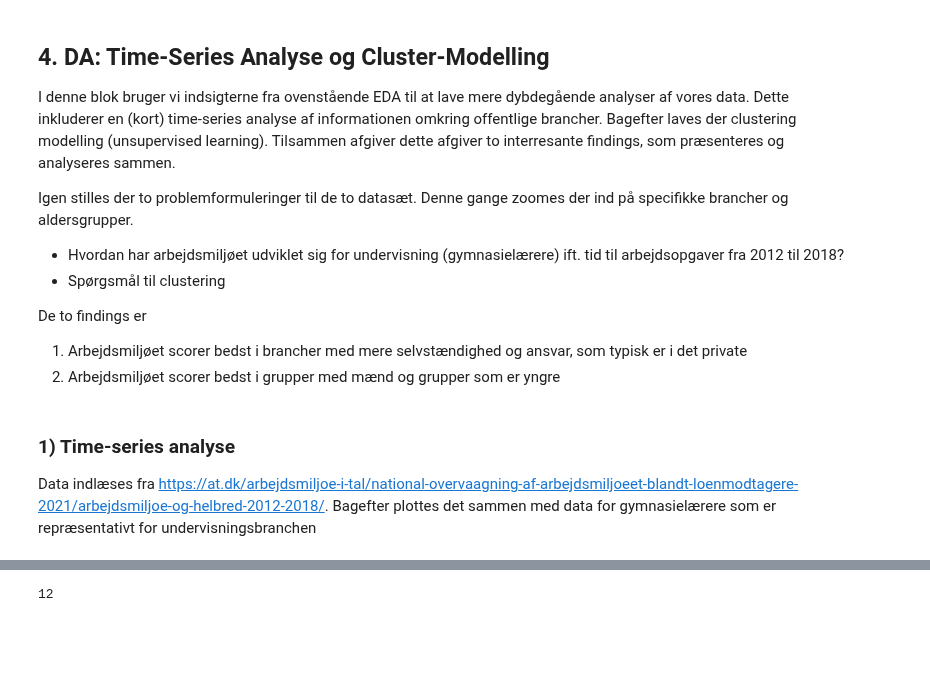
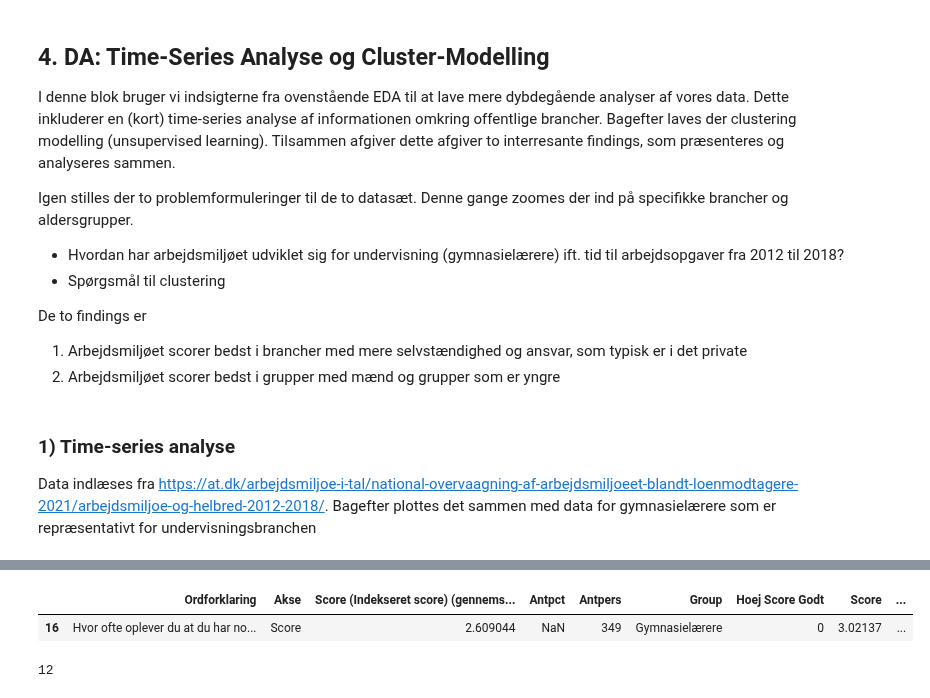
Before and after one commit to albertbanke/Case, a Jupyter notebook: analyse/analyse.ipynb, the cells around one changed output, grey strips where cells are left out. Cells and saved outputs as stored; diff of their text form; code cells hidden in the pictures; blank space fills up the shorter version.

Commit message:
Lavet shell af branche_data til time-series

```diff
--- a/analyse/analyse.ipynb
+++ b/analyse/analyse.ipynb
@@ -636,3 +633,13 @@ undervisning_2012_2018 # Ser helt fint ud, ikke behov for så tunge transformati
+# %%
+# Laver en skal af branche der indeholder gymnasielærere og 'Question Label' er 'Ikke nok tid til arbejdsopgaver'
+
+branche_data_filtered_shell = branche_data_filtered[(branche_data_filtered['Group'] == 'Gymnasielærere') &
+                                              (branche_data_filtered['Question Label'].str.contains('Ikke nok tid til arbejdsopgaver'))]
+
+branche_data_filtered_shell # Klar til visualisering
+# %% [output]
+|  | Ordforklaring | Akse | Score (Indekseret score) (gennems... | Antpct | Antpers | Group | Hoej Score Godt | Score | ... |
+| 16 | Hvor ofte oplever du at du har no... | Score | 2.609044 | NaN | 349 | Gymnasielærere | 0 | 3.02137 | ... |
 # %%
 koen_alder_data_filtered['Group'].nunique()
 # %% [output]
```
Also changed, not shown: parts of 3 cells of this notebook.
